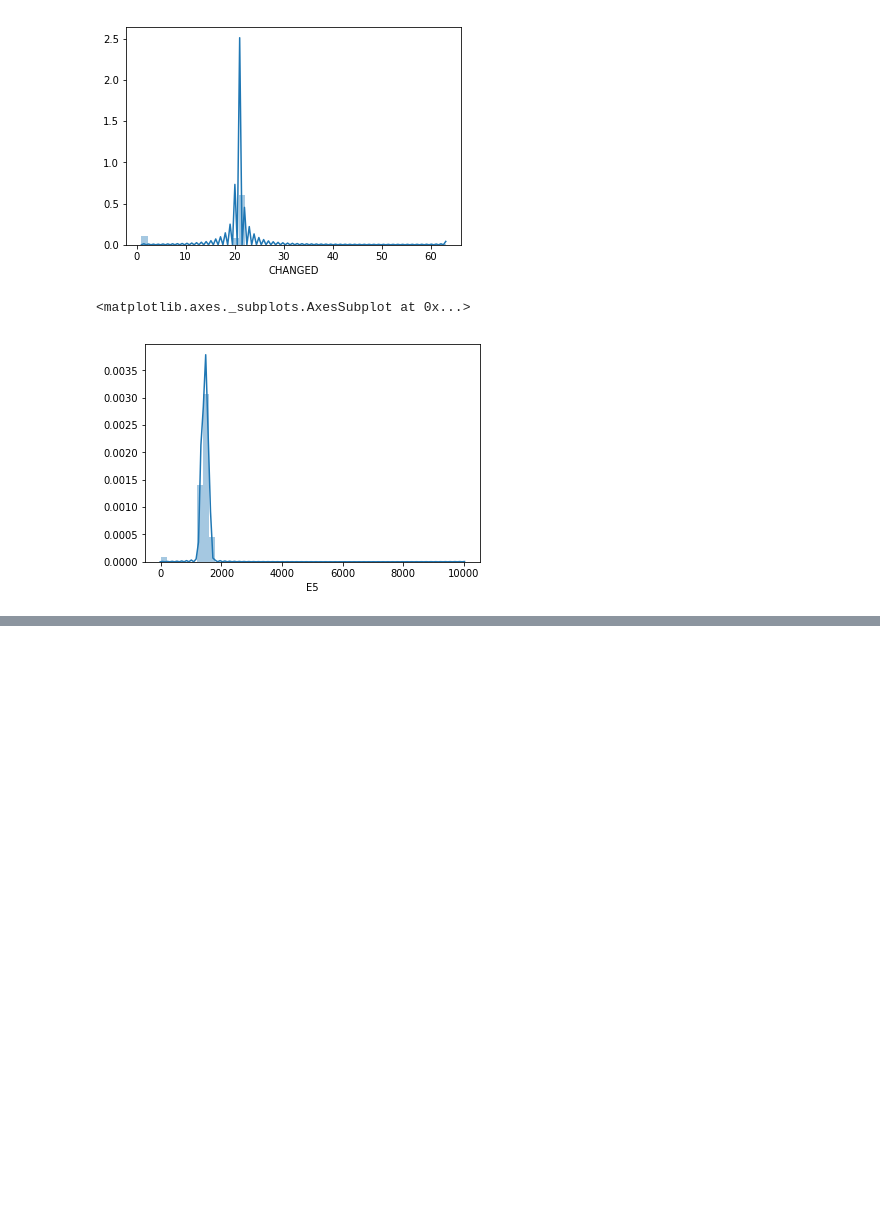
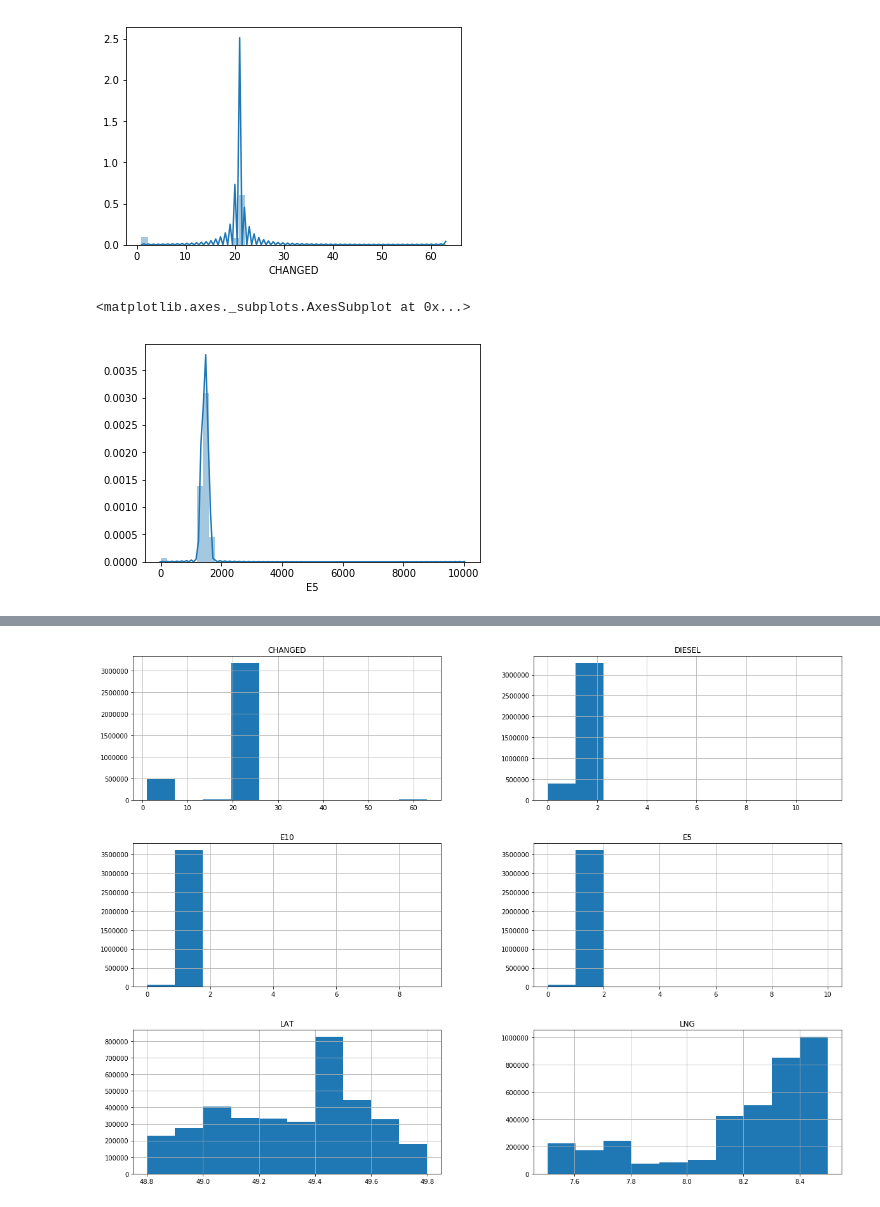
Before and after one commit to eman-e/data_science, a Jupyter notebook: Exercise.ipynb, the cells around one changed output, grey strips where cells are left out. Drawn from its saved outputs; the diff is of its cells as text; code cells hidden in the pictures; blank space fills up the shorter version.

```diff
--- a/Exercise.ipynb
+++ b/Exercise.ipynb
@@ -286,0 +285,5 @@ sns.distplot(data_prices['CHANGED'])
+# %%
+## Remove all extra columns and get the final features
+ndf=clean_data.set_index(pd.DatetimeIndex(clean_data['DATE']))
+ndf.drop(['ID','DATE_CHANGED','VERSION','VERSION_TIME','STREET','PUBLIC_HOLIDAY_IDENTIFIER'],axis=1,inplace=True)
+ndf.head(10)
@@ -356,0 +307,4 @@ data_stations.head(10)
+# %%
+ndf.drop(ndf[ndf.DIESEL < 0].index, inplace=True)
+ndf.drop(ndf[ndf.E5 < 0].index, inplace=True)
+ndf.drop(ndf[ndf.E10 < 0].index, inplace=True)
@@ -356,0 +315,6 @@ data_stations.head(10)
+# %%
+## Converting prices into euro from cents
+ndf['E5'] = ndf['E5'].apply(lambda x: x/1000)
+ndf['E10'] = ndf['E10'].apply(lambda x: x/1000)
+ndf['DIESEL'] = ndf['DIESEL'].apply(lambda x: x/1000)
+ndf.head(10)
@@ -356,0 +334,4 @@ data_stations.head(10)
+# %%
+
+ndf.drop('DATE',axis=1,inplace=True)
+ndf.head(10)
@@ -356,0 +351,7 @@ data_stations.head(10)
+# %%
+## visualize all features or attributes
+ndf.hist(figsize=(20,15))
+plt.savefig("plots/attribute_histogram_plots")
+plt.show()
+# %% [output]
+[figure, added]
```
Also changed, not shown: parts of 37 cells of this notebook.
